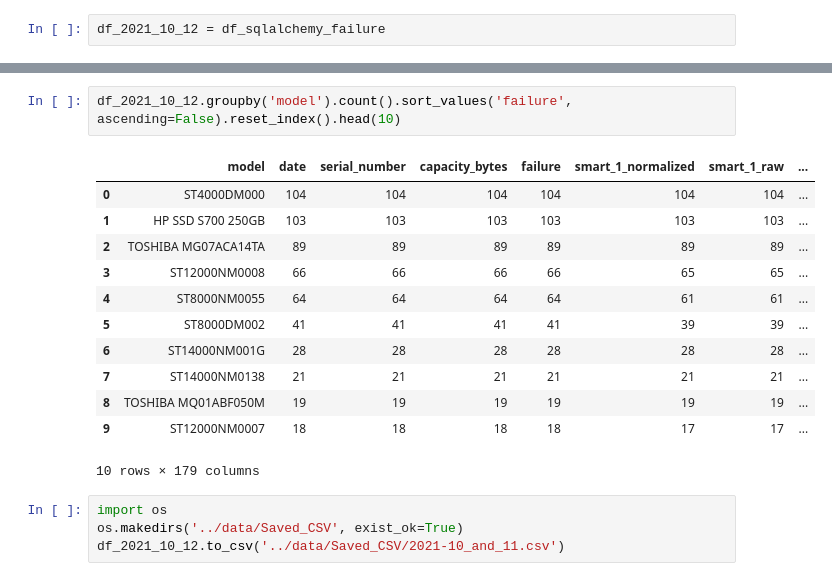
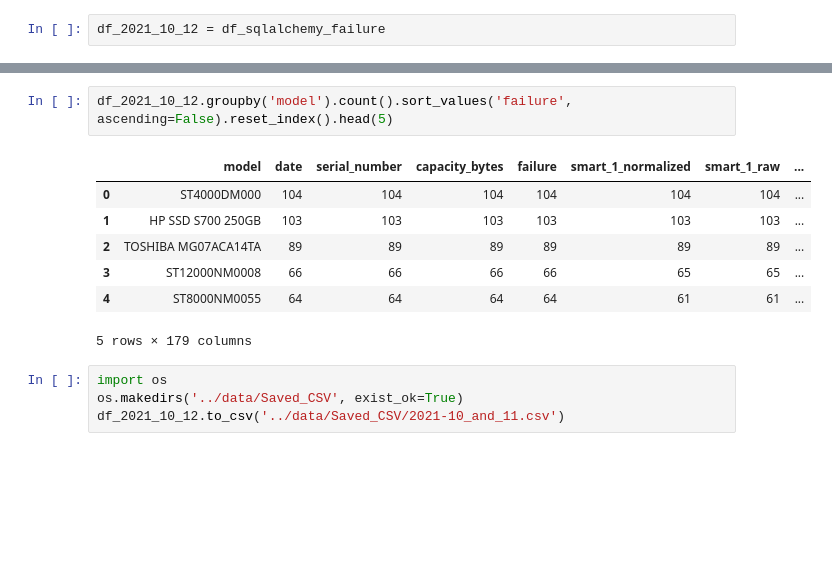
Before and after one commit to wcmphysics/DataScienceBootcamp-Capstone, a Jupyter notebook: notebooks/Andreas_NB.ipynb, the cells around one changed output, grey strips where cells are left out. Saved outputs shown, nothing was run; the diff lists cells and outputs as text; blank space fills up the shorter version.

Commit message:
baseline model

```diff
--- a/notebooks/Andreas_NB.ipynb
+++ b/notebooks/Andreas_NB.ipynb
@@ -44,18 +75,13 @@ df_2021_10_12.head()
 # %%
-df_2021_10_12.groupby('model').count().sort_values('failure', ascending=False).reset_index().head(10)
+df_2021_10_12.groupby('model').count().sort_values('failure', ascending=False).reset_index().head(5)
 # %% [output]
 |  | model | date | serial_number | capacity_bytes | failure | smart_1_normalized | smart_1_raw | ... |
 | 0 | ST4000DM000 | 104 | 104 | 104 | 104 | 104 | 104 | ... |
 | 1 | HP SSD S700 250GB | 103 | 103 | 103 | 103 | 103 | 103 | ... |
 | 2 | TOSHIBA MG07ACA14TA | 89 | 89 | 89 | 89 | 89 | 89 | ... |
 | 3 | ST12000NM0008 | 66 | 66 | 66 | 66 | 65 | 65 | ... |
 | 4 | ST8000NM0055 | 64 | 64 | 64 | 64 | 61 | 61 | ... |
-| 5 | ST8000DM002 | 41 | 41 | 41 | 41 | 39 | 39 | ... |
-| 6 | ST14000NM001G | 28 | 28 | 28 | 28 | 28 | 28 | ... |
-| 7 | ST14000NM0138 | 21 | 21 | 21 | 21 | 21 | 21 | ... |
-| 8 | TOSHIBA MQ01ABF050M | 19 | 19 | 19 | 19 | 19 | 19 | ... |
-| 9 | ST12000NM0007 | 18 | 18 | 18 | 18 | 17 | 17 | ... |
-10 rows × 179 columns
+5 rows × 179 columns
 # %%
 import os
 os.makedirs('../data/Saved_CSV', exist_ok=True)
```
Also changed, not shown: parts of 49 cells of this notebook, 1 other file.
